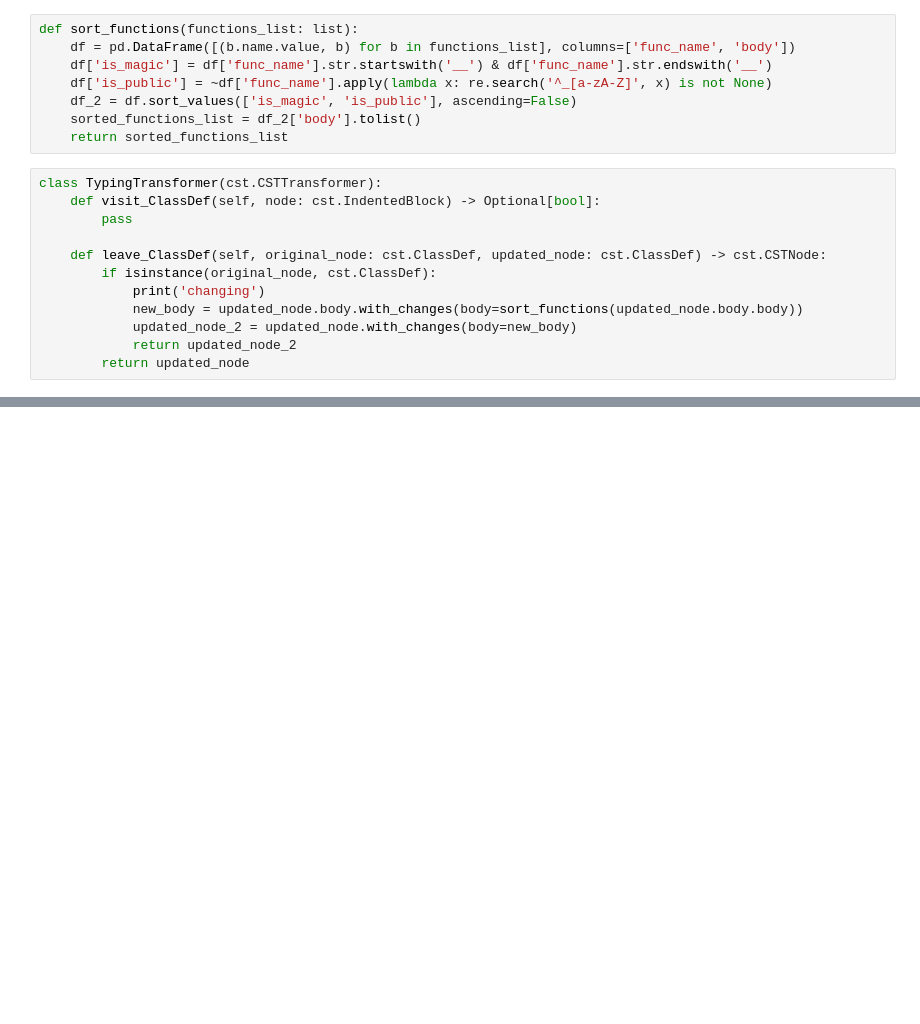
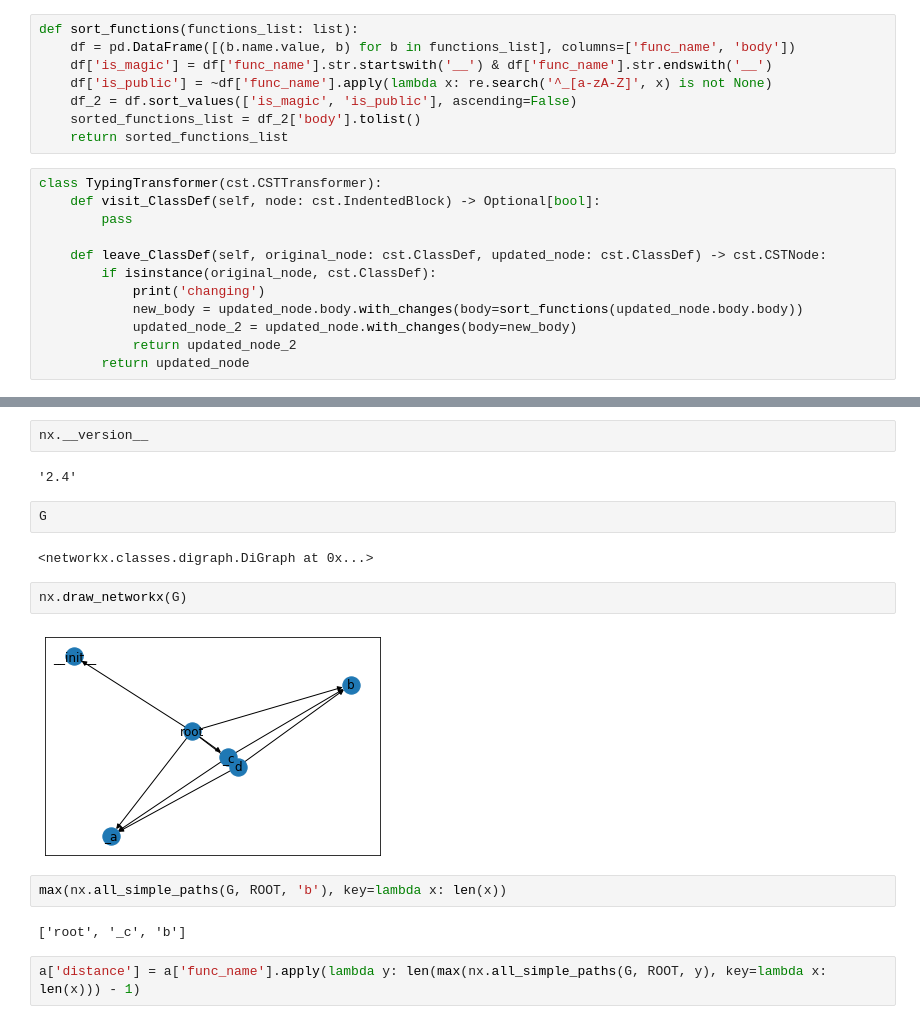
Before and after one commit to erez-aharonov/py_dev_assist, a Jupyter notebook: play.ipynb, the cells around one changed output, grey strips where cells are left out. Saved outputs shown, nothing was run; the diff lists cells and outputs as text; blank space fills up the shorter version.

Commit message:
using graph algorithm (networkx) sort using call precedence

```diff
--- a/play.ipynb
+++ b/play.ipynb
@@ -159,0 +168,18 @@ IndentedBlock(
+# %%
+nx.__version__
+# %% [output]
+'2.4'
+# %%
+G
+# %% [output]
+<networkx.classes.digraph.DiGraph at 0x...>
+# %%
+nx.draw_networkx(G)
+# %% [output]
+[figure, added]
+# %%
+max(nx.all_simple_paths(G, ROOT, 'b'), key=lambda x: len(x))
+# %% [output]
+['root', '_c', 'b']
+# %%
+a['distance'] = a['func_name'].apply(lambda y: len(max(nx.all_simple_paths(G, ROOT, y), key=lambda x: len(x))) - 1)
```
Also changed, not shown: parts of 28 cells of this notebook, 6 other files.
